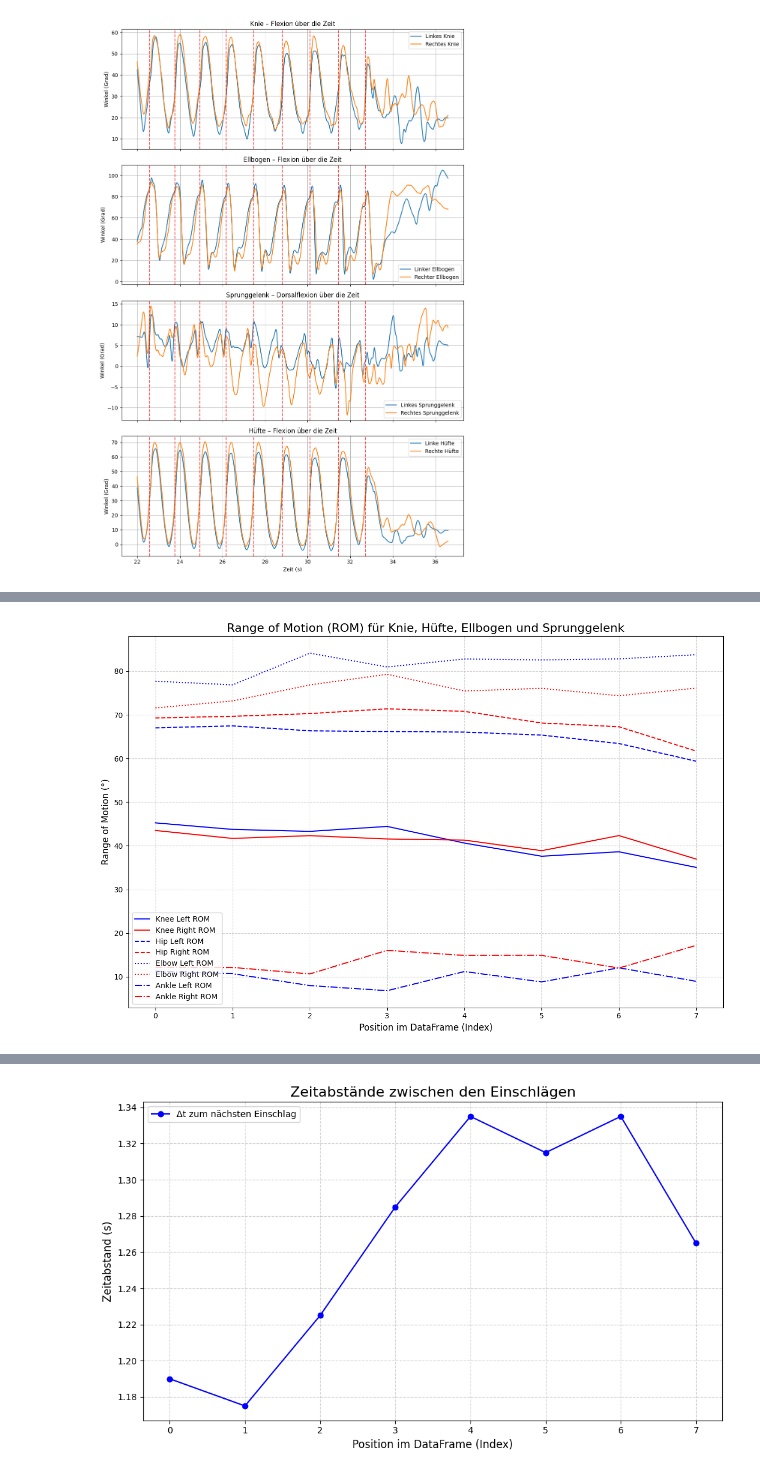
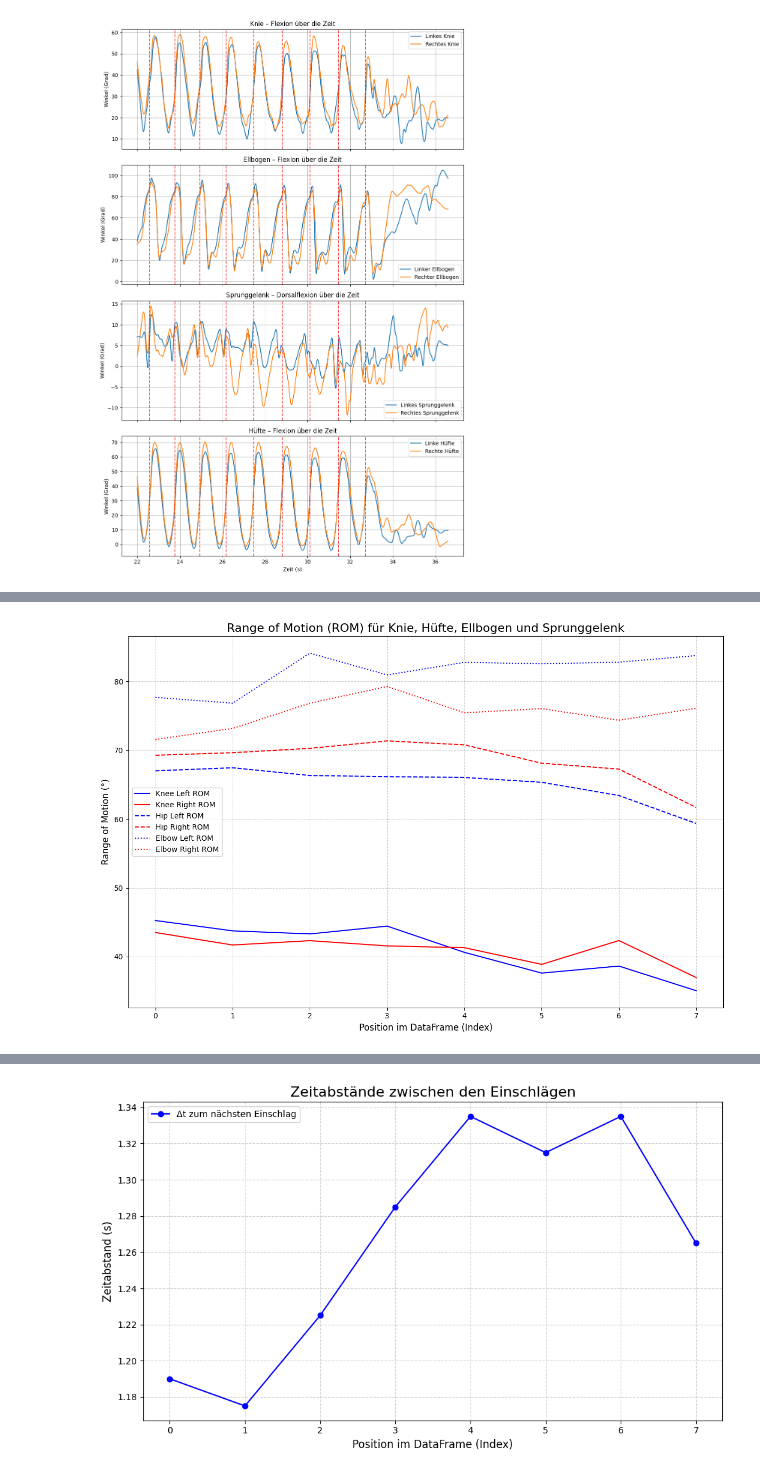
Before and after one commit to VogtD01/MGST_23_Bewegungsanalyse_LL_Doppelstock, a Jupyter notebook: auswerung_Dominic.ipynb, the cells around one changed output, grey strips where cells are left out. Cells and saved outputs as stored; diff of their text form; code cells hidden in the pictures.

Commit message:
plots verbessert

```diff
--- a/auswerung_Dominic.ipynb
+++ b/auswerung_Dominic.ipynb
@@ -287,19 +287,24 @@ def berechne_max_min_rom(df):
         ankle_left_rom = ankle_left_max - ankle_left_min
         ankle_right_rom = ankle_right_max - ankle_right_min
 
-
-
-
+        # Speichern der Ergebnisse in einer Liste
 
         max_min_angles_rom.append({
-            "Knee Left Min": knee_left_min, "Knee Left Max": knee_left_max, "Knee Left ROM": knee_left_rom,
-            "Knee Right Min": knee_right_min, "Knee Right Max": knee_right_max, "Knee Right ROM": knee_right_rom,
-            "Hip Left Min": hip_left_min, "Hip Left Max": hip_left_max, "Hip Left ROM": hip_left_rom,
-            "Hip Right Min": hip_right_min, "Hip Right Max": hip_right_max, "Hip Right ROM": hip_right_rom,
-            "Elbow Left Min": elbow_left_min, "Elbow Left Max": elbow_left_max, "Elbow Left ROM": elbow_left_rom,
-            "Elbow Right Min": elbow_right_min, "Elbow Right Max": elbow_right_max, "Elbow Right ROM": elbow_right_rom,
-            "Ankle Left Min": ankle_left_min, "Ankle Left Max": ankle_left_max, "Ankle Left ROM": ankle_left_rom,
-            "Ankle Right Min": ankle_right_min, "Ankle Right Max": ankle_right_max, "Ankle Right ROM": ankle_right_rom,
+            "Knee Left Min": knee_left_min, "Knee Right Min": knee_right_min,
+            "Knee Left Max": knee_left_max, "Knee Right Max": knee_right_max,
+            "Knee Left ROM": knee_left_rom, "Knee Right ROM": knee_right_rom,
+
+            "Hip Left Min": hip_left_min, "Hip Right Min": hip_right_min,
+            "Hip Left Max": hip_left_max, "Hip Right Max": hip_right_max,
+            "Hip Left ROM": hip_left_rom, "Hip Right ROM": hip_right_rom,
+
+            "Elbow Left Min": elbow_left_min, "Elbow Right Min": elbow_right_min,
+            "Elbow Left Max": elbow_left_max, "Elbow Right Max": elbow_right_max,
+            "Elbow Left ROM": elbow_left_rom, "Elbow Right ROM": elbow_right_rom,
+
+            "Ankle Left Min": ankle_left_min, "Ankle Right Min": ankle_right_min,
+            "Ankle Left Max": ankle_left_max, "Ankle Right Max": ankle_right_max,
+            "Ankle Left ROM": ankle_left_rom, "Ankle Right ROM": ankle_right_rom,
         })
 
     max_min_rom_df = pd.DataFrame(max_min_angles_rom)
@@ -456,36 +406,36 @@ def plot_all_rom_verlauf(df, title="Range of Motion (ROM) für Knie, Hüfte, Ell
     """
     Plottet den Verlauf aller ROM-Werte (Knie, Hüfte, Ellbogen, Sprunggelenk) über den DataFrame-Index.
     """
     plt.figure(figsize=(12, 8))
 
     # Knie
     plt.plot(df.index, df["Knee Left ROM"], label="Knee Left ROM", color="blue", linestyle="-")
     plt.plot(df.index, df["Knee Right ROM"], label="Knee Right ROM", color="red", linestyle="-")
 
     # Hüfte
     plt.plot(df.index, df["Hip Left ROM"], label="Hip Left ROM", color="blue", linestyle="--")
     plt.plot(df.index, df["Hip Right ROM"], label="Hip Right ROM", color="red", linestyle="--")
 
     # Ellbogen
     plt.plot(df.index, df["Elbow Left ROM"], label="Elbow Left ROM", color="blue", linestyle=":")
     plt.plot(df.index, df["Elbow Right ROM"], label="Elbow Right ROM", color="red", linestyle=":")
 
     # Sprunggelenk
-    plt.plot(df.index, df["Ankle Left ROM"], label="Ankle Left ROM", color="blue", linestyle="-.")
-    plt.plot(df.index, df["Ankle Right ROM"], label="Ankle Right ROM", color="red", linestyle="-.")
+    #plt.plot(df.index, df["Ankle Left ROM"], label="Ankle Left ROM", color="blue", linestyle="-.")
+    #plt.plot(df.index, df["Ankle Right ROM"], label="Ankle Right ROM", color="red", linestyle="-.")
 
     plt.title(title, fontsize=16)
     plt.xlabel("Position im DataFrame (Index)", fontsize=12)
     plt.ylabel(ylabel, fontsize=12)
     plt.legend()
     plt.grid(True, linestyle="--", alpha=0.6)
     plt.tight_layout()
     plt.show()
 
 # Beispiel-Aufruf:
 plot_all_rom_verlauf(max_min_rom_df)
 # %% [output]
-[figure, old version]
+[figure, new version]
 # %%
 def plot_avg_rom_verlauf(df, title="Durchschnittliche ROM für Knie, Hüfte, Ellbogen und Sprunggelenk", ylabel="Durchschnittliche ROM (°)"):
     """
```
Also changed, not shown: parts of 7 cells of this notebook.
